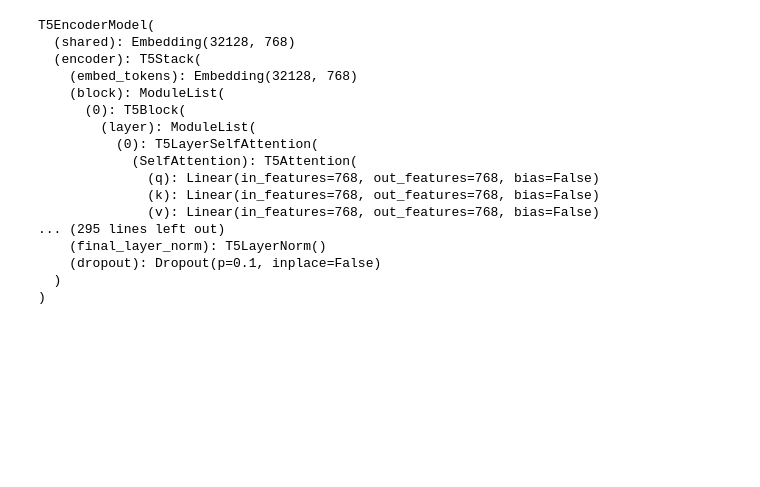
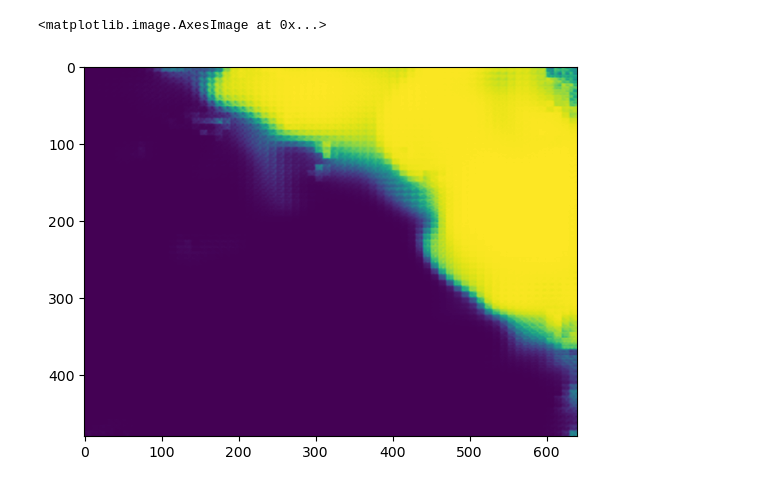
Before and after one commit to 2toinf/IVM, a Jupyter notebook: demo.ipynb, the cells around one changed output. Drawn from its saved outputs; the diff is of its cells as text; code cells hidden in the pictures; blank space fills up the shorter version.

```diff
--- a/demo.ipynb
+++ b/demo.ipynb
@@ -42,23 +31,5 @@ plt.imshow(result['blur_image'].astype(np.uint8))
-# %%
-from transformers import T5Tokenizer, T5EncoderModel
-model_path = 'google/t5-v1_1-base'
-T5Tokenizer.from_pretrained(pretrained_model_name_or_path=model_path)
-T5EncoderModel.from_pretrained(model_path)
-# %% [output]
-T5EncoderModel(
-  (shared): Embedding(32128, 768)
-  (encoder): T5Stack(
-    (embed_tokens): Embedding(32128, 768)
-    (block): ModuleList(
-      (0): T5Block(
-        (layer): ModuleList(
-          (0): T5LayerSelfAttention(
-            (SelfAttention): T5Attention(
-              (q): Linear(in_features=768, out_features=768, bias=False)
-              (k): Linear(in_features=768, out_features=768, bias=False)
-              (v): Linear(in_features=768, out_features=768, bias=False)
-... (295 lines left out)
-    (final_layer_norm): T5LayerNorm()
-    (dropout): Dropout(p=0.1, inplace=False)
-  )
-)
+# %%
+plt.imshow((result['soft']))
+# %% [output]
+<matplotlib.image.AxesImage at 0x...>
+[figure, added]
```
Also changed, not shown: parts of 8 cells of this notebook, 5 other files.
